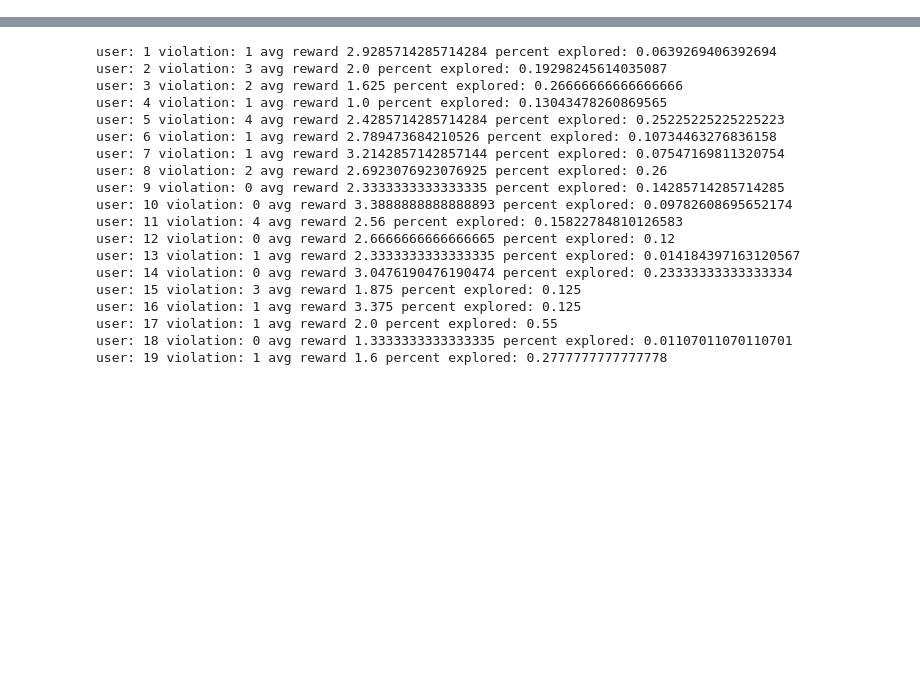
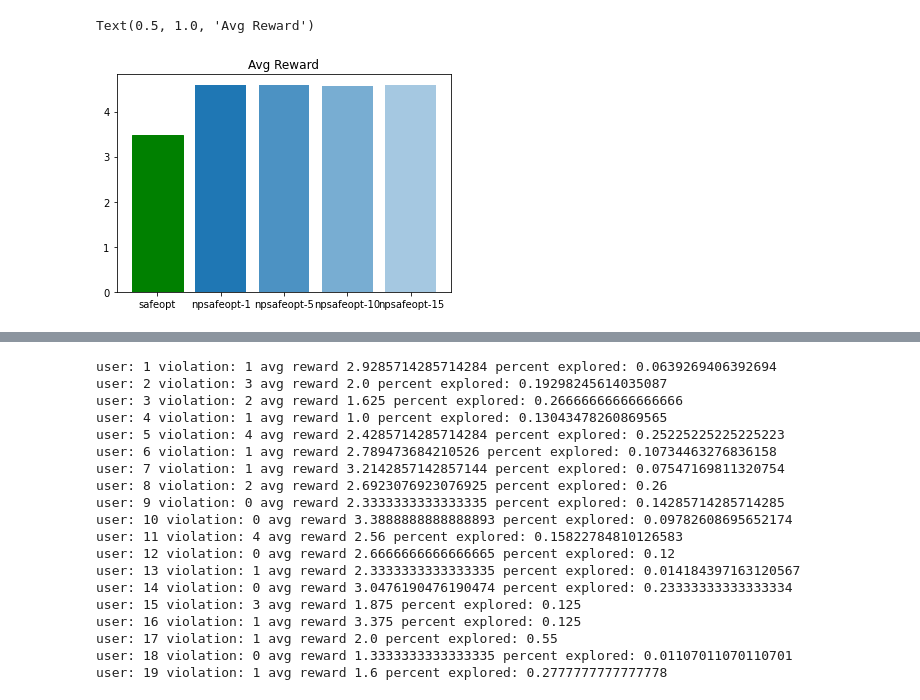
Before and after one commit to Lancial/NeuralProcessSafeOptimization, a Jupyter notebook: safeopt.ipynb, the cells around one changed output, grey strips where cells are left out. Saved outputs shown, nothing was run; the diff lists cells and outputs as text; code cells hidden in the pictures; blank space fills up the shorter version.

```diff
--- a/safeopt.ipynb
+++ b/safeopt.ipynb
@@ -117,0 +128,14 @@ user: 50 violation: 2 avg reward 4.3133333333333335 percent explored: 0.41176470
+# %%
+import matplotlib.pyplot as plt
+barlist = plt.bar(["safeopt", "npsafeopt-1", 'npsafeopt-5', 'npsafeopt-10', 'npsafeopt-15']
+        , [3.490969899665552, 4.5871448720531935, 4.595879405196362, 4.57438127090301, 4.591588628762541]
+        , label='Avg Reward')
+barlist[0].set_color('g')
+barlist[1].set_alpha(1)
+barlist[2].set_alpha(0.8)
+barlist[3].set_alpha(0.6)
+barlist[4].set_alpha(0.4)
+plt.title('Avg Reward')
+# %% [output]
+Text(0.5, 1.0, 'Avg Reward')
+[figure, added]
```
Also changed, not shown: parts of 8 cells of this notebook, 13 other files.
